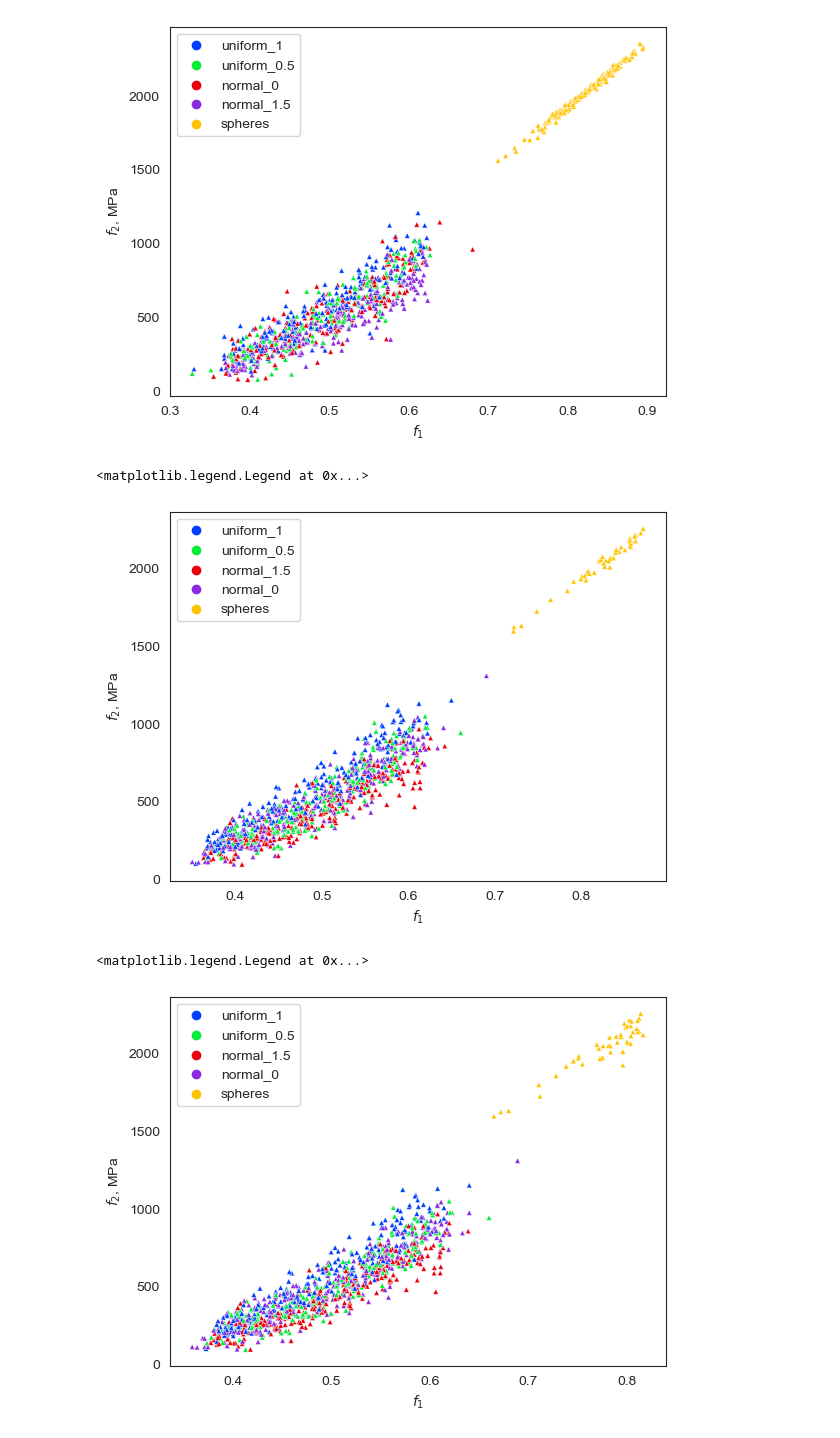
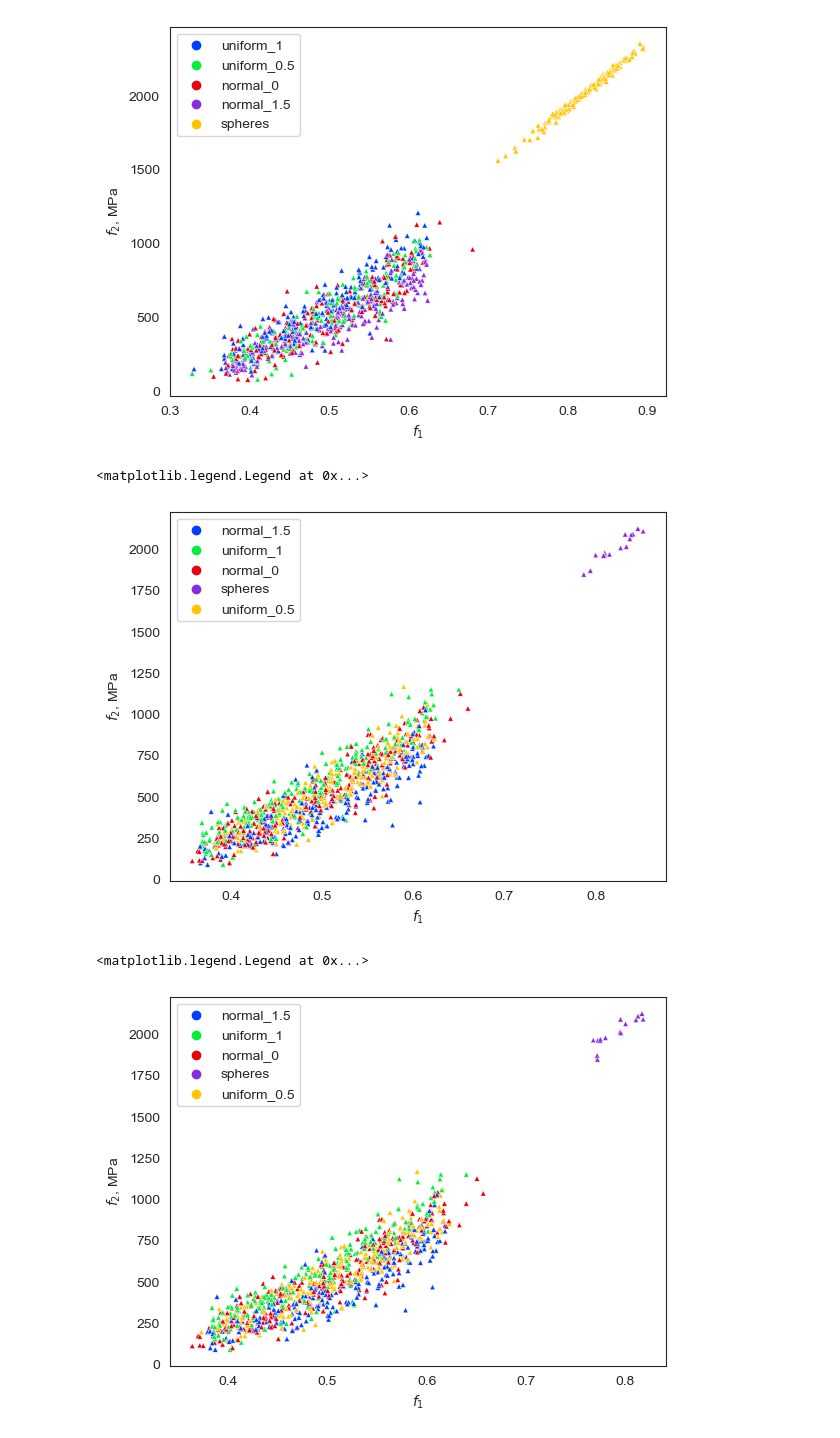
Before and after one commit to evg-kononov/materials-design, a Jupyter notebook: stats/properties.ipynb, the cells around one changed output. Saved outputs shown, nothing was run; the diff lists cells and outputs as text; code cells hidden in the pictures.

```diff
--- a/stats/properties.ipynb
+++ b/stats/properties.ipynb
@@ -100,7 +100,7 @@ ax.legend(title="")
 fig, ax = plt.subplots(dpi=dpi)
 sns.scatterplot(
     ax=ax,
-    data=train_ds_info[train_ds_info["volume_fraction_error"] < 6].sample(1000, random_state=2),
+    data=train_ds_info[train_ds_info["volume_fraction_error"] < 5].sample(1000, random_state=2),
     x="fem_volume_fraction",
     y="young_module",
     hue="class",
@@ -112,21 +112,21 @@ ax.set_ylabel("$f_2$, MPa") # MPa because the model size in millimeters
 ax.legend(title="")
 # %% [output]
 <matplotlib.legend.Legend at 0x...>
-[figure, old version]
+[figure, new version]
 # %%
 fig, ax = plt.subplots(dpi=dpi)
 sns.scatterplot(
     ax=ax,
-    data=train_ds_info[train_ds_info["volume_fraction_error"] < 6].sample(1000, random_state=2),
+    data=train_ds_info[train_ds_info["volume_fraction_error"] < 5].sample(1000, random_state=2),
     x="volume_fraction",
     y="young_module",
     hue="class",
     s=15.0,
     marker="^",
 )
 ax.set_xlabel("$f_1$")
 ax.set_ylabel("$f_2$, MPa") # MPa because the model size in millimeters
 ax.legend(title="")
 # %% [output]
 <matplotlib.legend.Legend at 0x...>
-[figure, old version]
+[figure, new version]
```
Also changed, not shown: 3 other files.
